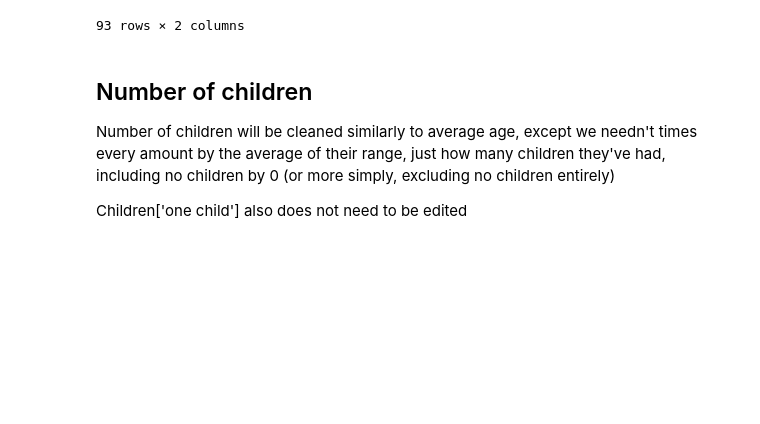
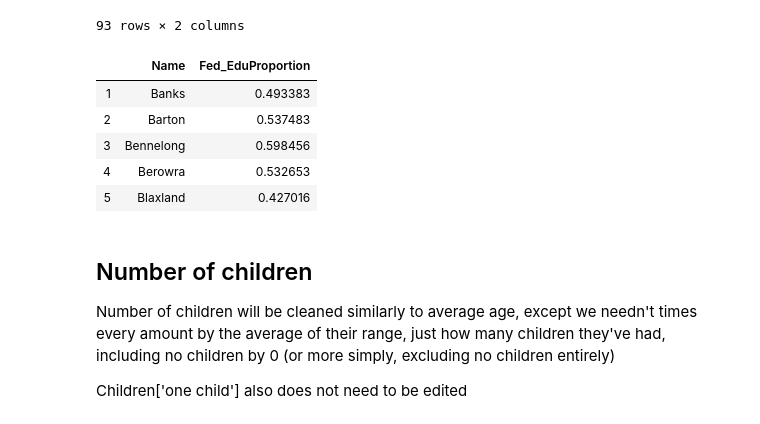
Before and after one commit to garyliu427/data-science-project-2019, a Jupyter notebook: Group Assignment Working notebook.ipynb, the cells around one changed output. Saved outputs shown, nothing was run; the diff lists cells and outputs as text; code cells hidden in the pictures; blank space fills up the shorter version.

```diff
--- a/Group Assignment Working notebook.ipynb
+++ b/Group Assignment Working notebook.ipynb
@@ -160,9 +182,18 @@ Education
 # %%
 Education.to_csv('Clean Data/Education.csv')
 # %%
-Education=pd.read_csv('Unclean Data/FedelecsEducationUnclean.csv',thousands=',')
-Education['Proportion']=Education['Year 12 or equivalent']/Education['Total']
-Education=Education.drop(['Year 12 or equivalent','Year 11 or equivalent','Year 10 or equivalent','Year 9 or equivalent','Year 8 or below','Did not go to school','Not stated','Not applicable','Total'],axis=1)
-Education=Education.drop(Education.index[0])
-Education=Education.drop([48,49,50])
-Education.to_csv('Clean Data/CleanFedEducation.csv')
+FedEducation=pd.read_csv('Unclean Data/FedelecsEducationUnclean.csv',thousands=',')
+FedEducation['Proportion']=FedEducation['Year 12 or equivalent']/FedEducation['Total']
+FedEducation=FedEducation.drop(['Year 12 or equivalent','Year 11 or equivalent','Year 10 or equivalent','Year 9 or equivalent','Year 8 or below','Did not go to school','Not stated','Not applicable','Total'],axis=1)
+FedEducation=FedEducation.drop(FedEducation.index[0])
+FedEducation=FedEducation.drop([48,49,50])
+FedEducation.rename(columns={'District':'Name',
+                       'Proportion': 'Fed_EduProportion'}, inplace=True)
+FedEducation.head()
+# %% [output]
+|  | Name | Fed_EduProportion |
+| 1 | Banks | 0.493383 |
+| 2 | Barton | 0.537483 |
+| 3 | Bennelong | 0.598456 |
+| 4 | Berowra | 0.532653 |
+| 5 | Blaxland | 0.427016 |
```
Also changed, not shown: parts of 12 cells of this notebook.
